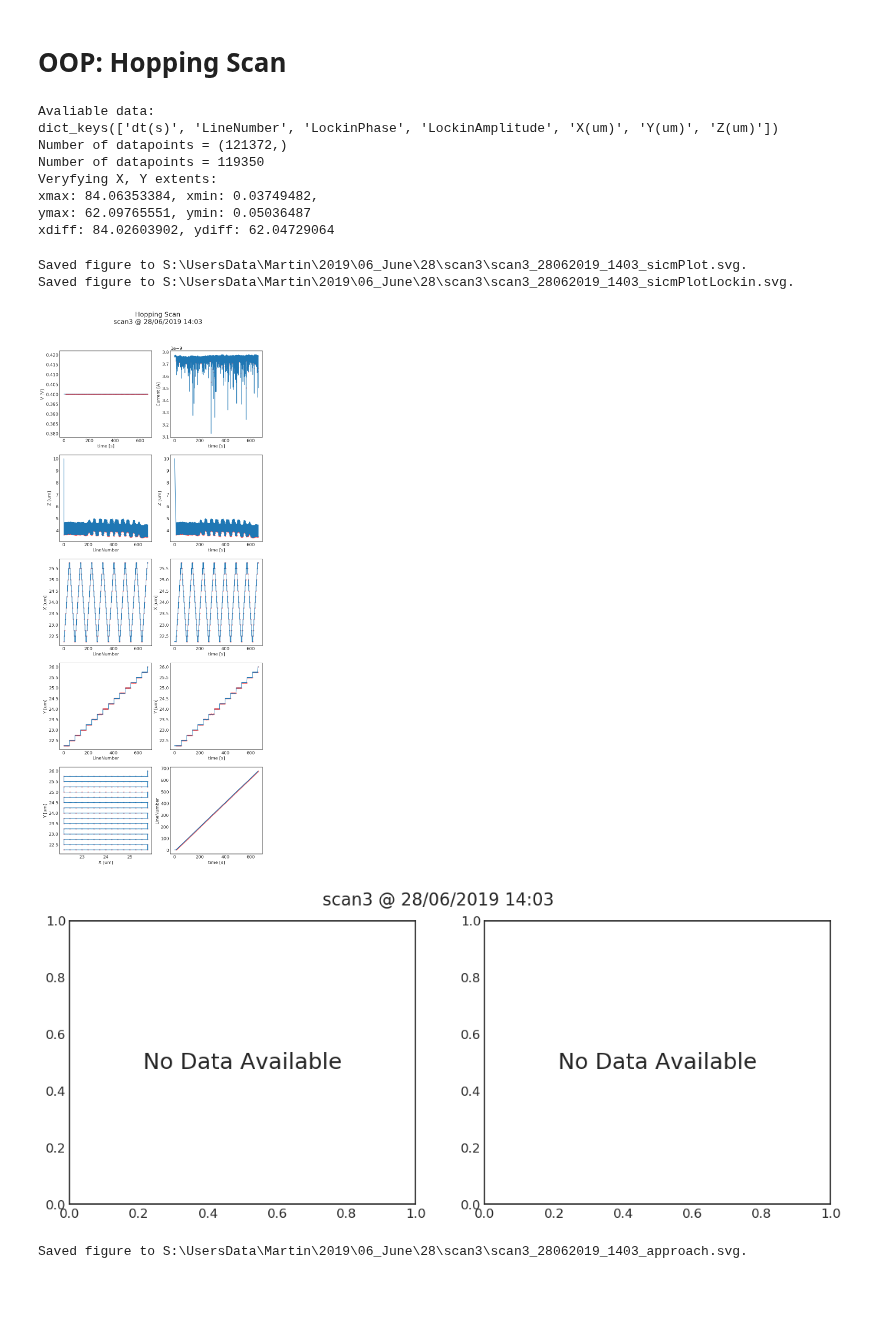
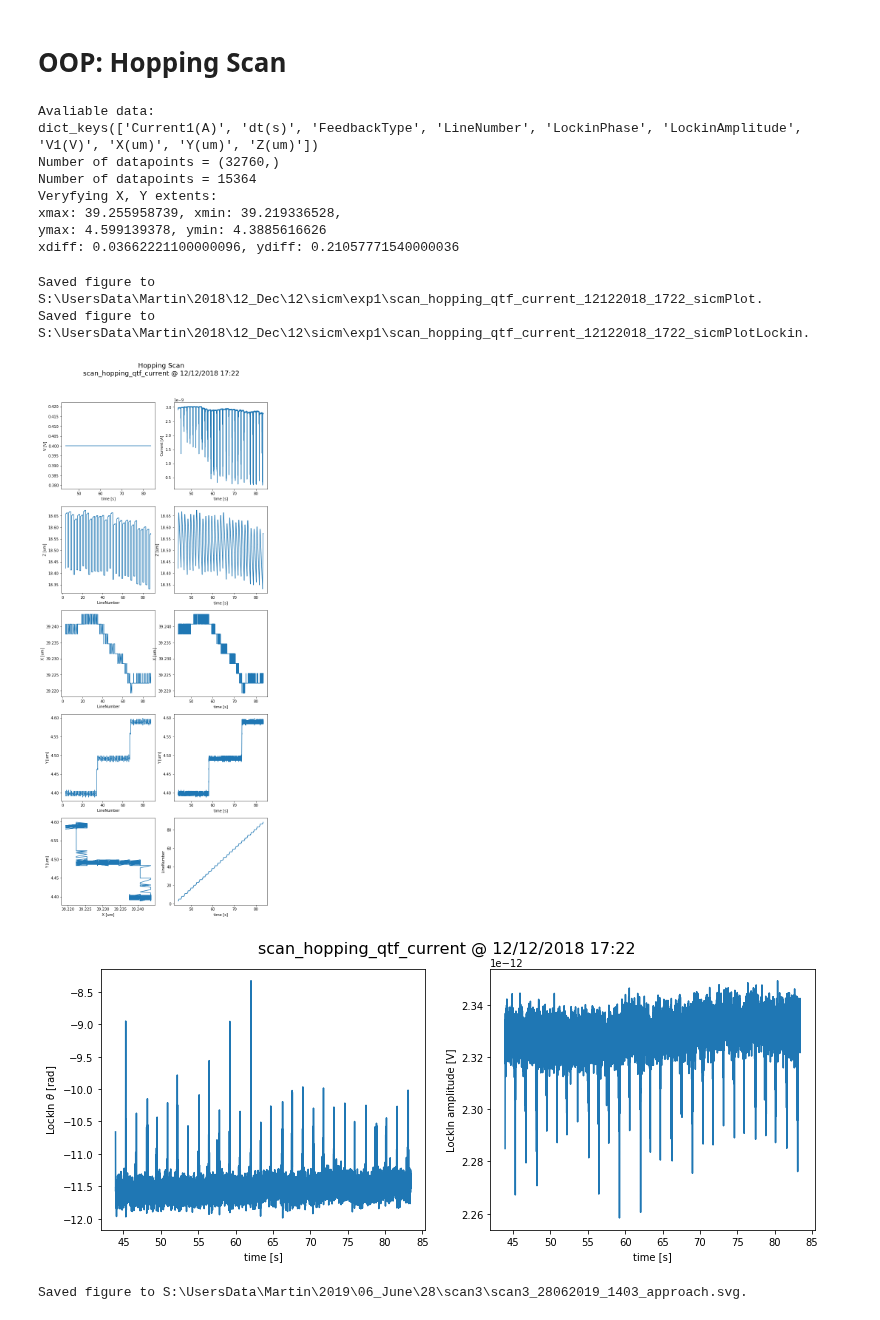
Before and after one commit to martinholub/sicm, a Jupyter notebook: notebooks/plots.ipynb, the cells around one changed output. Drawn from its saved outputs; the diff is of its cells as text; code cells hidden in the pictures; blank space fills up the shorter version.

```diff
--- a/notebooks/plots.ipynb
+++ b/notebooks/plots.ipynb
@@ -12,27 +12,27 @@ import numpy as np
 %load_ext autoreload
 %autoreload 2
 # %%
-datadir = r"S:\UsersData\Martin\2019\05_May\10\scan8"
-exp_name = "scan8"
+datadir = r"S:\UsersData\Martin\2018\12_Dec\12\sicm\exp1"
+exp_name = "scan_hopping_qtf_current"
 scan = Scan( datadir, exp_name, scan_type = "it")
 # scan = Scan(datadir = "/run/user/1000/gvfs/smb-share:server=itet-stor.ee.ethz.ch,share=mholub/sicm/UsersData/Martin/2019/04_April/30" \
 #             + "/scan10", exp_name = "scan10")
 # %% [output]
 Avaliable data:
-dict_keys(['dt(s)', 'LineNumber', 'LockinPhase', 'LockinAmplitude', 'X(um)', 'Y(um)', 'Z(um)'])
-Number of datapoints = (121372,)
-Number of datapoints = 119350
+dict_keys(['Current1(A)', 'dt(s)', 'FeedbackType', 'LineNumber', 'LockinPhase', 'LockinAmplitude', 'V1(V)', 'X(um)', 'Y(um)', 'Z(um)'])
+Number of datapoints = (32760,)
+Number of datapoints = 15364
 Veryfying X, Y extents:
-xmax: 84.06353384, xmin: 0.03749482,
-ymax: 62.09765551, ymin: 0.05036487
-xdiff: 84.02603902, ydiff: 62.04729064
+xmax: 39.255958739, xmin: 39.219336528,
+ymax: 4.599139378, ymin: 4.3885616626
+xdiff: 0.03662221100000096, ydiff: 0.21057771540000036
 # %%
-scan.plot_hopping_scan(mark_points = True)
+scan.plot_hopping_scan(mark_points = False)
 # %% [output]
-Saved figure to S:\UsersData\Martin\2019\06_June\28\scan3\scan3_28062019_1403_sicmPlot.svg.
-Saved figure to S:\UsersData\Martin\2019\06_June\28\scan3\scan3_28062019_1403_sicmPlotLockin.svg.
+Saved figure to S:\UsersData\Martin\2018\12_Dec\12\sicm\exp1\scan_hopping_qtf_current_12122018_1722_sicmPlot.
+Saved figure to S:\UsersData\Martin\2018\12_Dec\12\sicm\exp1\scan_hopping_qtf_current_12122018_1722_sicmPlotLockin.
-[figure, old version]
+[figure, new version]
-[figure, old version]
+[figure, new version]
 # %%
 scan.plot_approach(location = None, relative = True, convert = False)
 # %% [output]
```
Also changed, not shown: parts of 1 cell of this notebook, 3 other files.
